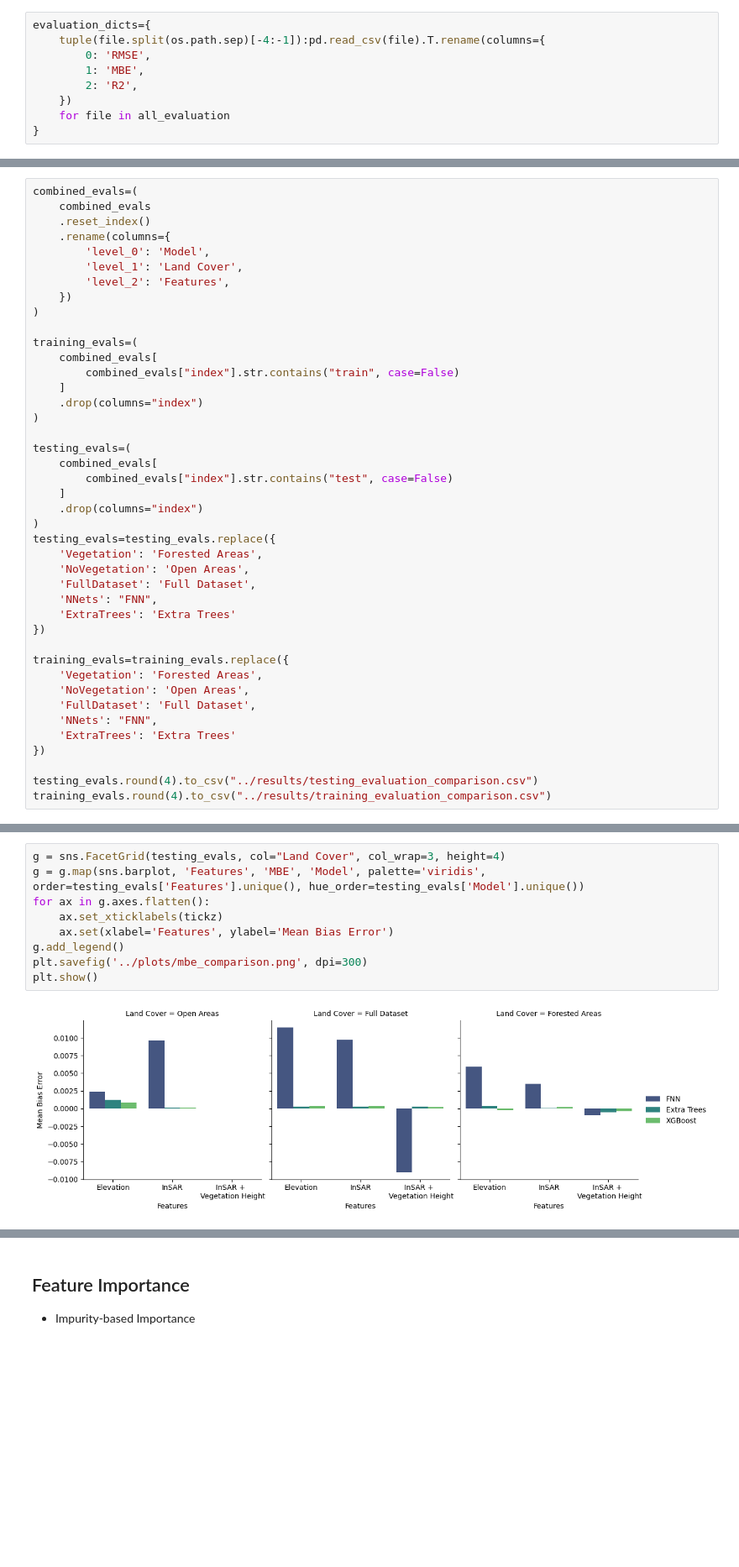
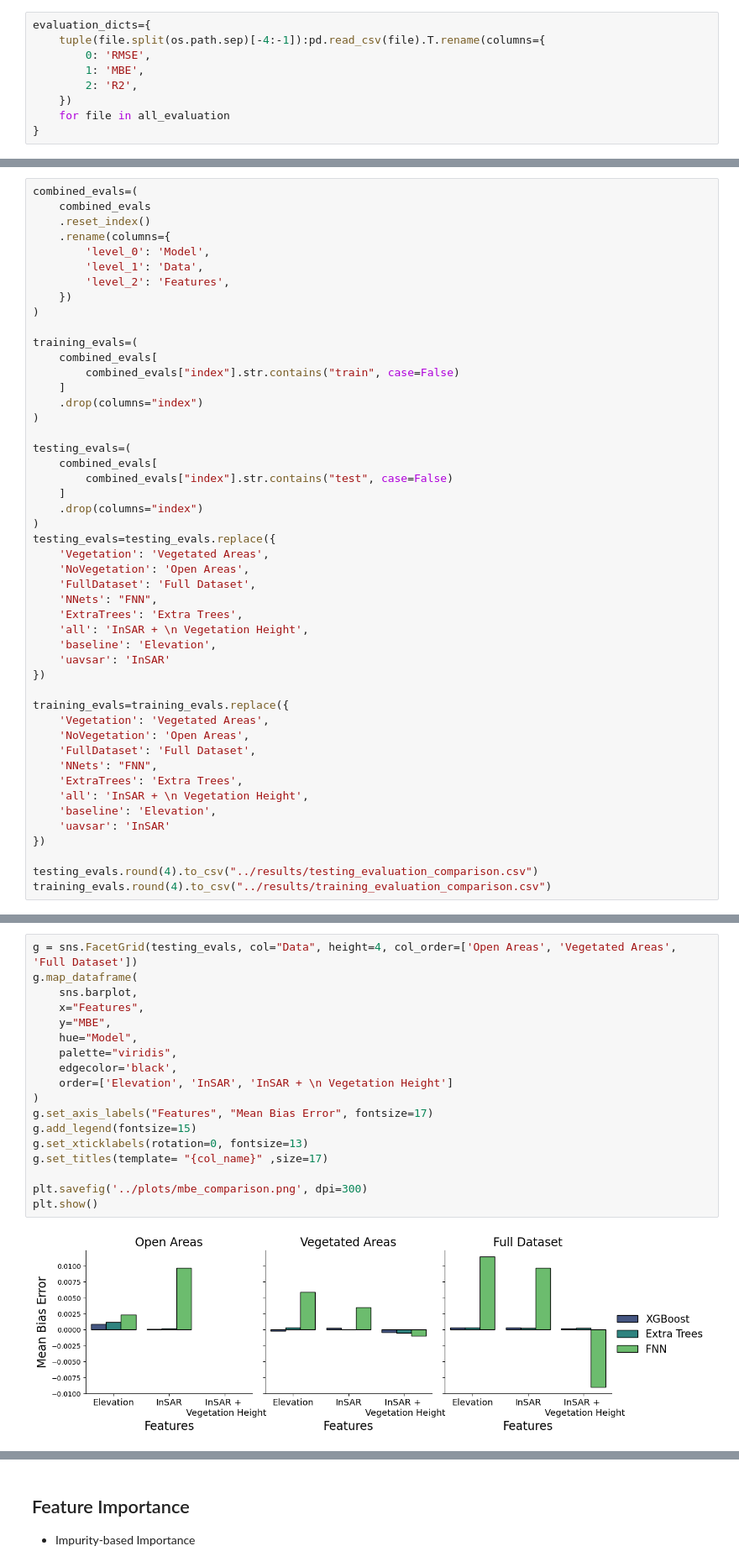
Before and after one commit to Ibrahim-Ola/uavsar-lidar-project, a Jupyter notebook: experiments/07_model_comparison.ipynb, the cells around one changed output, grey strips where cells are left out. Shown at 84% size. Drawn from its saved outputs; the diff is of its cells as text; blank space fills up the shorter version.

```diff
--- a/experiments/07_model_comparison.ipynb
+++ b/experiments/07_model_comparison.ipynb
@@ -59,7 +59,7 @@ combined_evals=(
     .reset_index()
     .rename(columns={
         'level_0': 'Model',
-        'level_1': 'Land Cover',
+        'level_1': 'Data',
         'level_2': 'Features',
     })
 )
@@ -78,19 +78,25 @@ testing_evals=(
     .drop(columns="index")
 )
 testing_evals=testing_evals.replace({
-    'Vegetation': 'Forested Areas',
+    'Vegetation': 'Vegetated Areas',
     'NoVegetation': 'Open Areas',
     'FullDataset': 'Full Dataset',
     'NNets': "FNN",
-    'ExtraTrees': 'Extra Trees'
+    'ExtraTrees': 'Extra Trees',
+    'all': 'InSAR + \n Vegetation Height',
+    'baseline': 'Elevation',
+    'uavsar': 'InSAR'
 })
 
 training_evals=training_evals.replace({
-    'Vegetation': 'Forested Areas',
+    'Vegetation': 'Vegetated Areas',
     'NoVegetation': 'Open Areas',
     'FullDataset': 'Full Dataset',
     'NNets': "FNN",
-    'ExtraTrees': 'Extra Trees'
+    'ExtraTrees': 'Extra Trees',
+    'all': 'InSAR + \n Vegetation Height',
+    'baseline': 'Elevation',
+    'uavsar': 'InSAR'
 })
 
 testing_evals.round(4).to_csv("../results/testing_evaluation_comparison.csv")
@@ -117,11 +144,20 @@ plt.show()
 # %%
-g = sns.FacetGrid(testing_evals, col="Land Cover", col_wrap=3, height=4)
-g = g.map(sns.barplot, 'Features', 'MBE', 'Model', palette='viridis', order=testing_evals['Features'].unique(), hue_order=testing_evals['Model'].unique())
-for ax in g.axes.flatten():
-    ax.set_xticklabels(tickz)
-    ax.set(xlabel='Features', ylabel='Mean Bias Error')
-g.add_legend()
+g = sns.FacetGrid(testing_evals, col="Data", height=4, col_order=['Open Areas', 'Vegetated Areas', 'Full Dataset'])
+g.map_dataframe(
+    sns.barplot,
+    x="Features",
+    y="MBE",
+    hue="Model",
+    palette="viridis",
+    edgecolor='black',
+    order=['Elevation', 'InSAR', 'InSAR + \n Vegetation Height']
+)
+g.set_axis_labels("Features", "Mean Bias Error", fontsize=17)
+g.add_legend(fontsize=15)
+g.set_xticklabels(rotation=0, fontsize=13)
+g.set_titles(template= "{col_name}" ,size=17)
+
 plt.savefig('../plots/mbe_comparison.png', dpi=300)
 plt.show()
 # %% [output]
-[figure, old version]
+[figure, new version]
```
Also changed, not shown: parts of 7 cells of this notebook.
